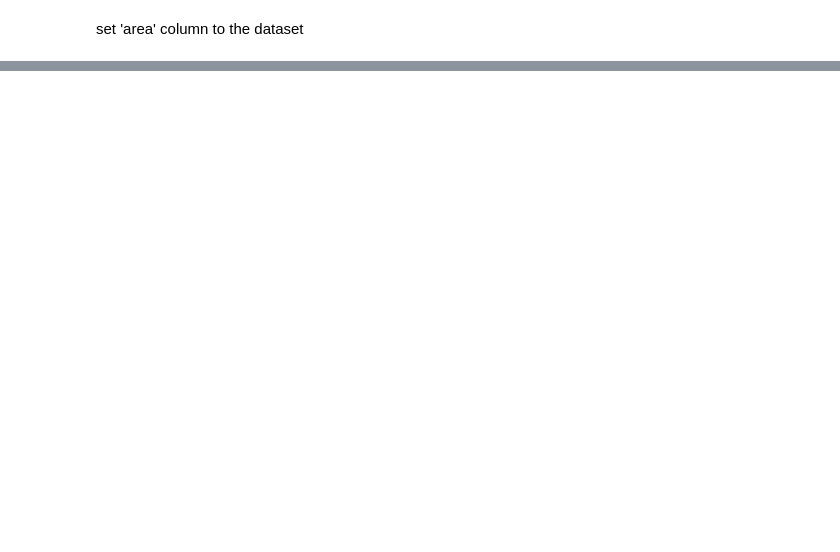
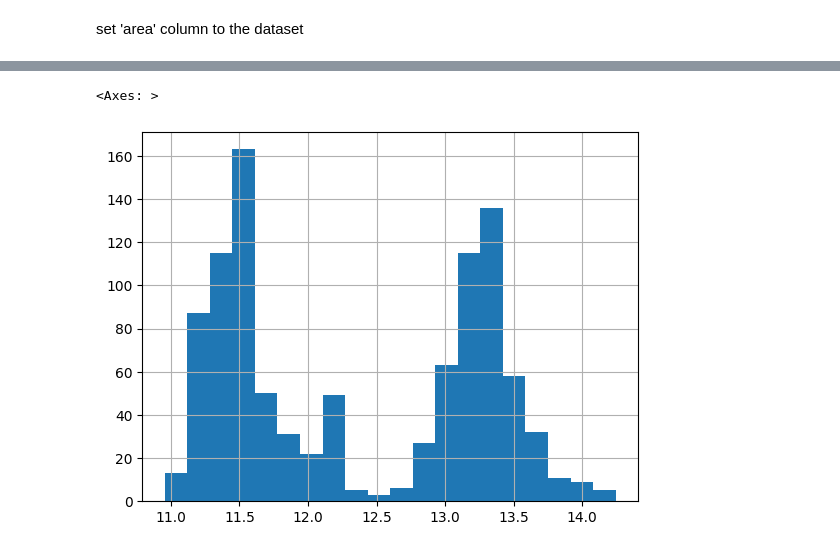
Before and after one commit to nazaruha/geo_python, a Jupyter notebook: Lab_04/lab_04.ipynb, the cells around one changed output, grey strips where cells are left out. Saved outputs shown, nothing was run; the diff lists cells and outputs as text; code cells hidden in the pictures; blank space fills up the shorter version.

```diff
--- a/Lab_04/lab_04.ipynb
+++ b/Lab_04/lab_04.ipynb
@@ -106,0 +121,5 @@ catch:
+# %%
+gdf['avg_temperature'].hist(bins=20)
+# %% [output]
+<Axes: >
+[figure, added]
```
Also changed, not shown: parts of 9 cells of this notebook.
